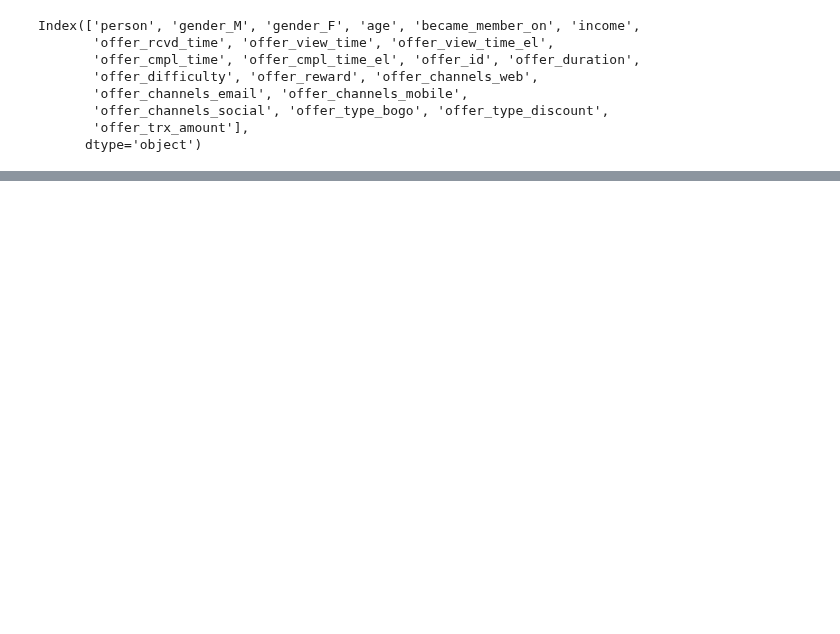
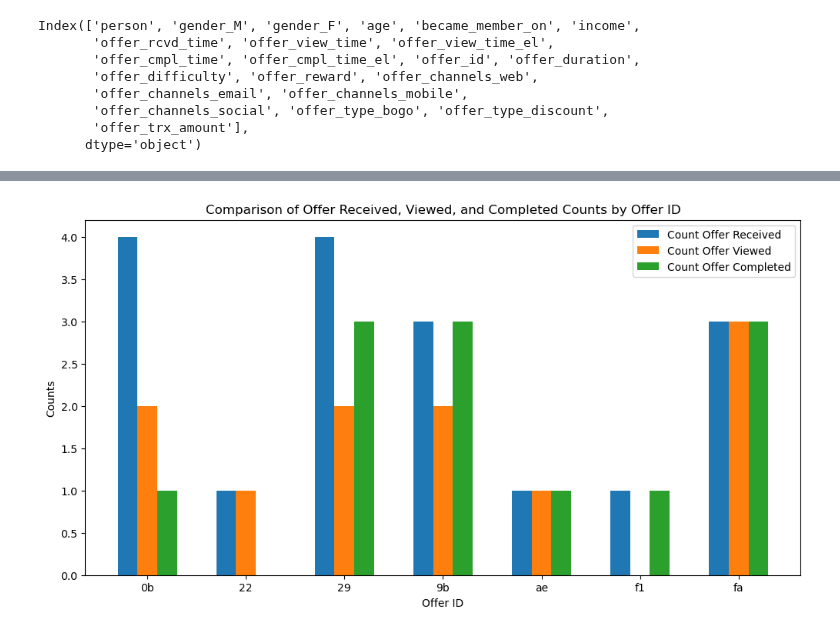
Before and after one commit to Oliver-Balb/Starbucks, a Jupyter notebook: Starbucks_Capstone_notebook.ipynb, the cells around one changed output, grey strips where cells are left out. Cells and saved outputs as stored; diff of their text form; code cells hidden in the pictures; blank space fills up the shorter version.

Commit message:
first bar graph

```diff
--- a/Starbucks_Capstone_notebook.ipynb
+++ b/Starbucks_Capstone_notebook.ipynb
@@ -635,0 +701,28 @@ offer_agg.to_excel(f'../misc/offer_agg-{datetime.datetime.now().strftime("%d%m%y
+# %%
+# Create a bar graph to compare count_offer_rcvd_time, count_offer_view_time, count_offer_cmpl_time for each offer_id
+
+# Set the figure size
+plt.figure(figsize=(12, 6))
+
+# Set the positions and width for the bars
+positions = range(len(result))
+width = 0.2
+
+# Plot the bars
+plt.bar(positions, result['count_offer_rcvd'], width=width, label='Count Offer Received')
+plt.bar([p + width for p in positions], result['count_offer_view'], width=width, label='Count Offer Viewed')
+plt.bar([p + width * 2 for p in positions], result['count_offer_cmpl'], width=width, label='Count Offer Completed')
+
+# Set the x-axis labels and positions
+plt.xlabel('Offer ID')
+plt.ylabel('Counts')
+plt.title('Comparison of Offer Received, Viewed, and Completed Counts by Offer ID')
+plt.xticks([p + width for p in positions], result['offer_id'].str[:2])
+
+# Add legend
+plt.legend()
+
+# Show the plot
+plt.show()
+# %% [output]
+[figure, added]
```
Also changed, not shown: parts of 9 cells of this notebook, 1 other file.
